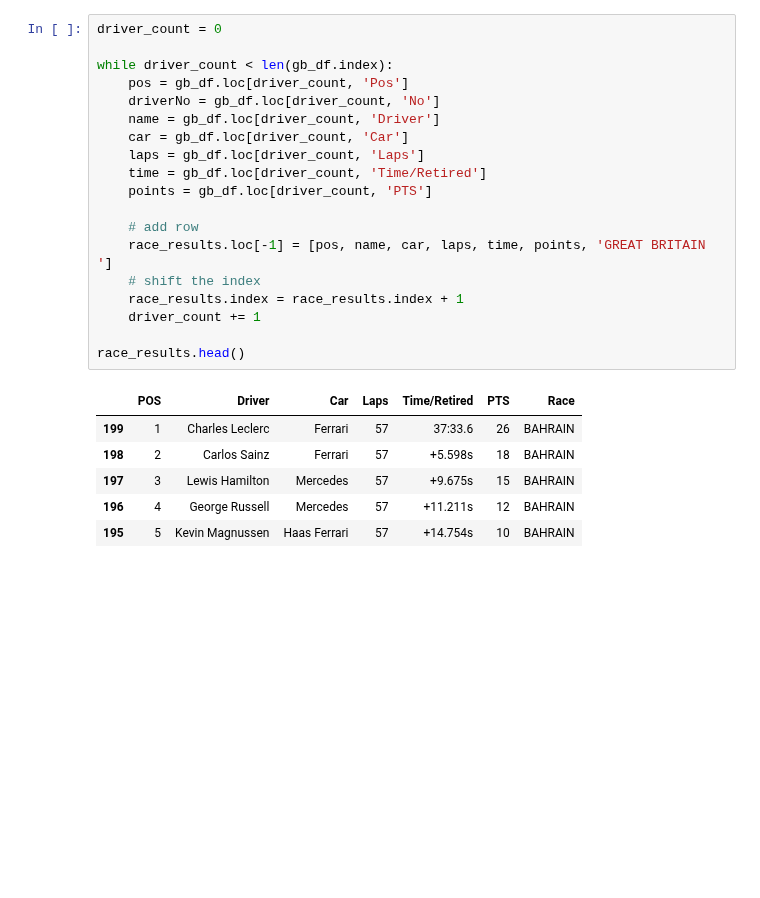
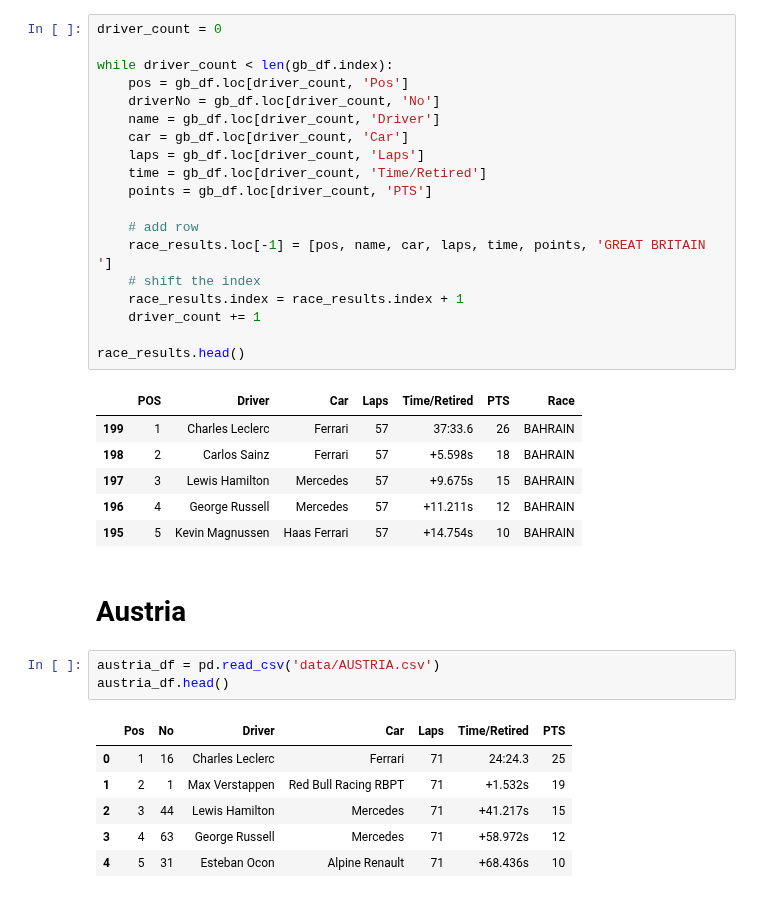
Before and after one commit to JB-26/f1-2022-analysis, a Jupyter notebook: analysis.ipynb, the cells around one changed output. Drawn from its saved outputs; the diff is of its cells as text; blank space fills up the shorter version.

```diff
--- a/analysis.ipynb
+++ b/analysis.ipynb
@@ -518,3 +518,15 @@ race_results.head()
 | 197 | 3 | Lewis Hamilton | Mercedes | 57 | +9.675s | 15 | BAHRAIN |
 | 196 | 4 | George Russell | Mercedes | 57 | +11.211s | 12 | BAHRAIN |
 | 195 | 5 | Kevin Magnussen | Haas Ferrari | 57 | +14.754s | 10 | BAHRAIN |
+# %% [markdown]
+# Austria
+# %%
+austria_df = pd.read_csv('data/AUSTRIA.csv')
+austria_df.head()
+# %% [output]
+|  | Pos | No | Driver | Car | Laps | Time/Retired | PTS |
+| 0 | 1 | 16 | Charles Leclerc | Ferrari | 71 | 24:24.3 | 25 |
+| 1 | 2 | 1 | Max Verstappen | Red Bull Racing RBPT | 71 | +1.532s | 19 |
+| 2 | 3 | 44 | Lewis Hamilton | Mercedes | 71 | +41.217s | 15 |
+| 3 | 4 | 63 | George Russell | Mercedes | 71 | +58.972s | 12 |
+| 4 | 5 | 31 | Esteban Ocon | Alpine Renault | 71 | +68.436s | 10 |
```
Also changed, not shown: parts of 1 cell of this notebook, 5 other files.
